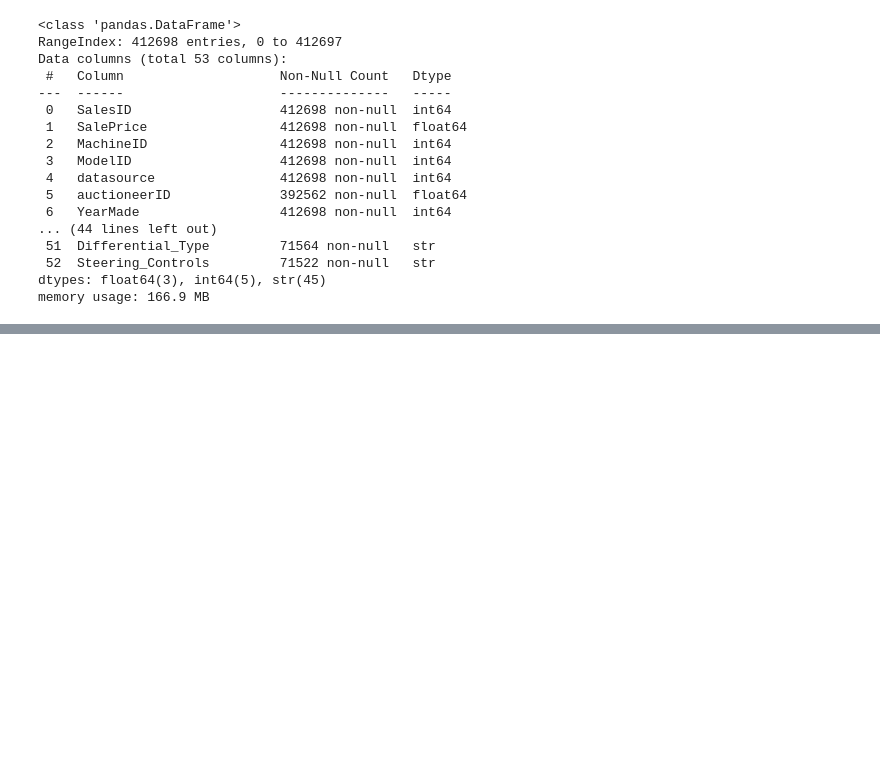
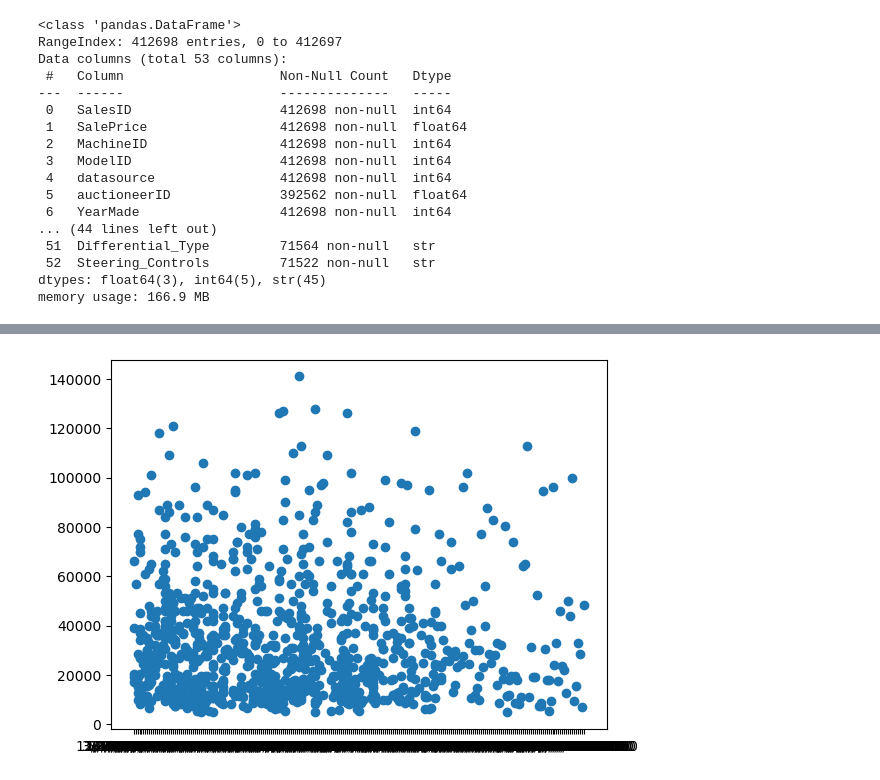
Before and after one commit to idrissiradi/bulldozer-price-prediction, a Jupyter notebook: main.ipynb, the cells around one changed output, grey strips where cells are left out. Saved outputs shown, nothing was run; the diff lists cells and outputs as text; code cells hidden in the pictures; blank space fills up the shorter version.

```diff
--- a/main.ipynb
+++ b/main.ipynb
@@ -55,0 +98,10 @@ memory usage: 166.9 MB
+# %%
+fig, ax = plt.subplots()
+fig.patch.set_facecolor('white')
+ax.set_facecolor('white')
+ax.grid(False)
+
+ax.scatter(df["saledate"][:1000], df["SalePrice"][:1000])
+plt.show()
+# %% [output]
+[figure, added]
```
Also changed, not shown: parts of 30 cells of this notebook, 3 other files.
